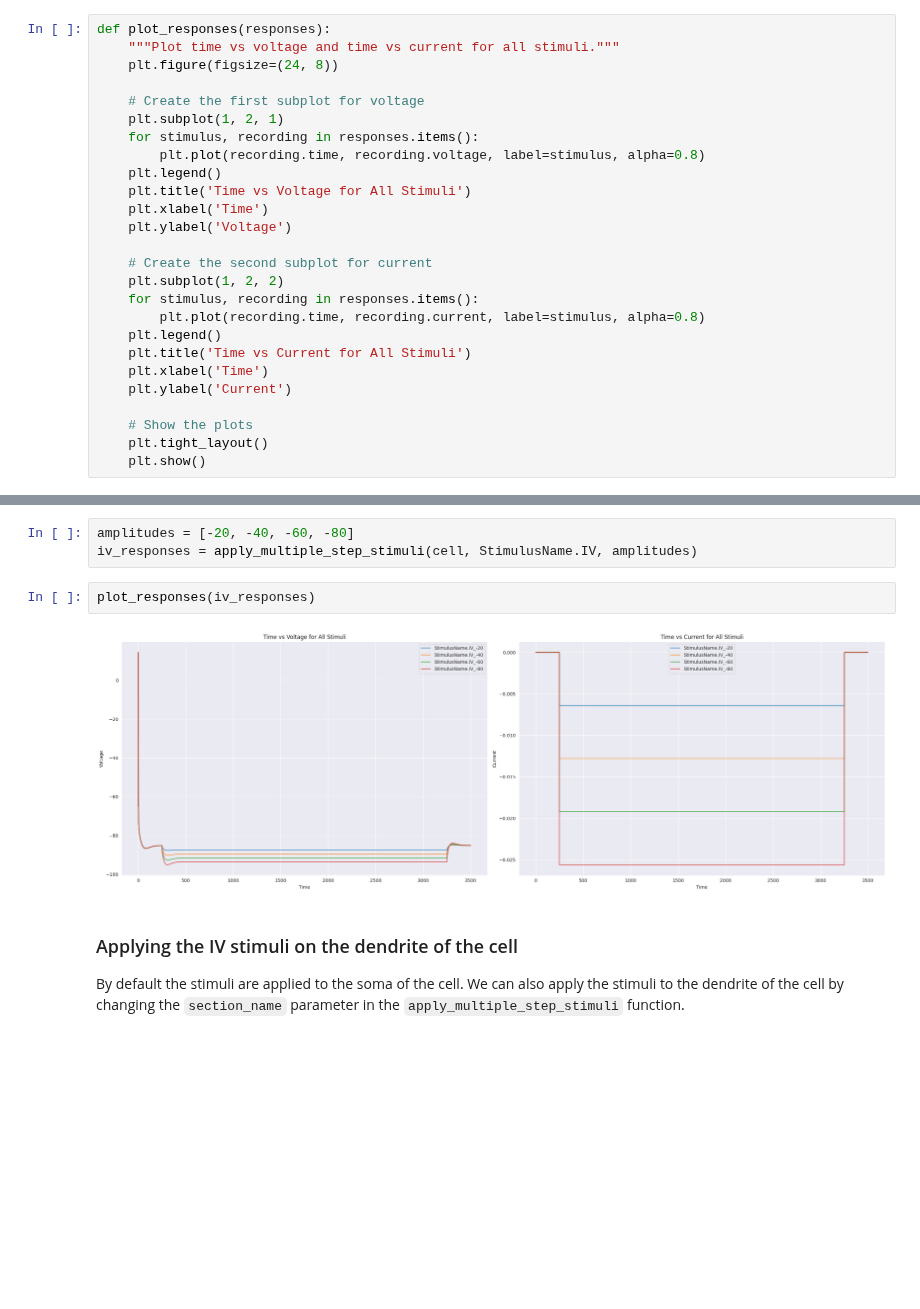
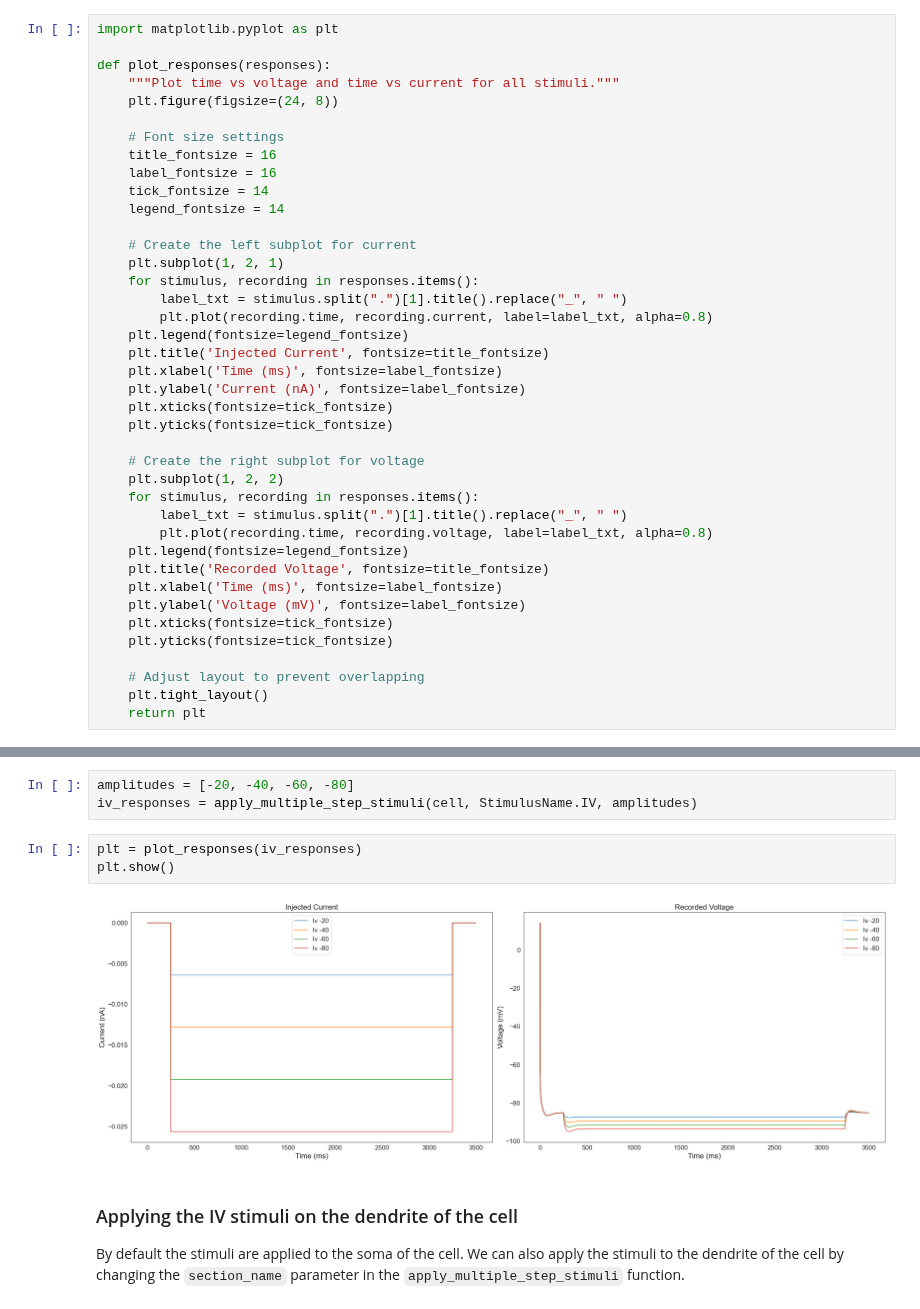
Before and after one commit to BlueBrain/BlueCelluLab, a Jupyter notebook: examples/6-stimuli-sequence/stimuli-sequence.ipynb, the cells around one changed output, grey strips where cells are left out. Saved outputs shown, nothing was run; the diff lists cells and outputs as text; blank space fills up the shorter version.

```diff
--- a/examples/6-stimuli-sequence/stimuli-sequence.ipynb
+++ b/examples/6-stimuli-sequence/stimuli-sequence.ipynb
@@ -29,31 +31,45 @@ sns.set_style("darkgrid")
 # %% [markdown]
 We will use the following function to plot the results.
 # %%
+import matplotlib.pyplot as plt
+
 def plot_responses(responses):
     """Plot time vs voltage and time vs current for all stimuli."""
     plt.figure(figsize=(24, 8))
 
-    # Create the first subplot for voltage
+    # Font size settings
+    title_fontsize = 16
+    label_fontsize = 16
+    tick_fontsize = 14
+    legend_fontsize = 14
+
+    # Create the left subplot for current
     plt.subplot(1, 2, 1)
     for stimulus, recording in responses.items():
-        plt.plot(recording.time, recording.voltage, label=stimulus, alpha=0.8)
-    plt.legend()
-    plt.title('Time vs Voltage for All Stimuli')
-    plt.xlabel('Time')
-    plt.ylabel('Voltage')
+        label_txt = stimulus.split(".")[1].title().replace("_", " ")
+        plt.plot(recording.time, recording.current, label=label_txt, alpha=0.8)
+    plt.legend(fontsize=legend_fontsize)
+    plt.title('Injected Current', fontsize=title_fontsize)
+    plt.xlabel('Time (ms)', fontsize=label_fontsize)
+    plt.ylabel('Current (nA)', fontsize=label_fontsize)
+    plt.xticks(fontsize=tick_fontsize)
+    plt.yticks(fontsize=tick_fontsize)
 
-    # Create the second subplot for current
+    # Create the right subplot for voltage
     plt.subplot(1, 2, 2)
     for stimulus, recording in responses.items():
-        plt.plot(recording.time, recording.current, label=stimulus, alpha=0.8)
-    plt.legend()
-    plt.title('Time vs Current for All Stimuli')
-    plt.xlabel('Time')
-    plt.ylabel('Current')
+        label_txt = stimulus.split(".")[1].title().replace("_", " ")
+        plt.plot(recording.time, recording.voltage, label=label_txt, alpha=0.8)
+    plt.legend(fontsize=legend_fontsize)
+    plt.title('Recorded Voltage', fontsize=title_fontsize)
+    plt.xlabel('Time (ms)', fontsize=label_fontsize)
+    plt.ylabel('Voltage (mV)', fontsize=label_fontsize)
+    plt.xticks(fontsize=tick_fontsize)
+    plt.yticks(fontsize=tick_fontsize)
 
-    # Show the plots
+    # Adjust layout to prevent overlapping
     plt.tight_layout()
-    plt.show()
+    return plt
 # %% [markdown]
 ### Loading the Neuron Model
 
@@ -112,10 +150,11 @@ Changing the type of the stimulus is as simple as changing the `stimulus_name` p
 # %%
 amplitudes = [-20, -40, -60, -80]
 iv_responses = apply_multiple_step_stimuli(cell, StimulusName.IV, amplitudes)
-# %%
-plot_responses(iv_responses)
-# %% [output]
-[figure, removed]
+# %%
+plt = plot_responses(iv_responses)
+plt.show()
+# %% [output]
+[figure, added]
 # %% [markdown]
 ### Applying the IV stimuli on the dendrite of the cell
 
```
Also changed, not shown: parts of 11 cells of this notebook, 5 other files.
